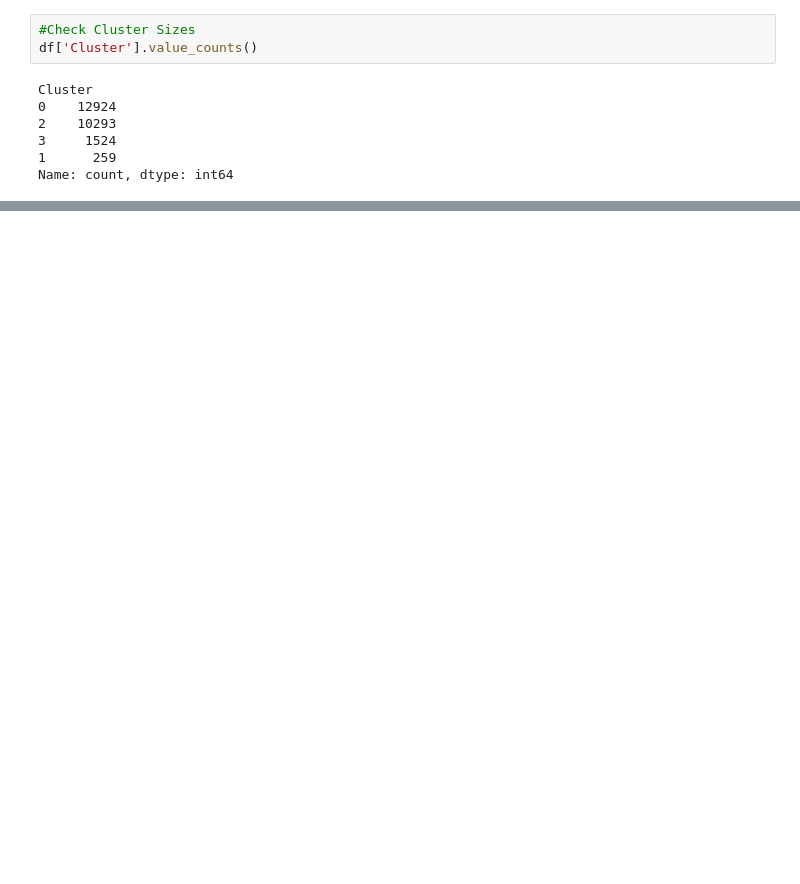
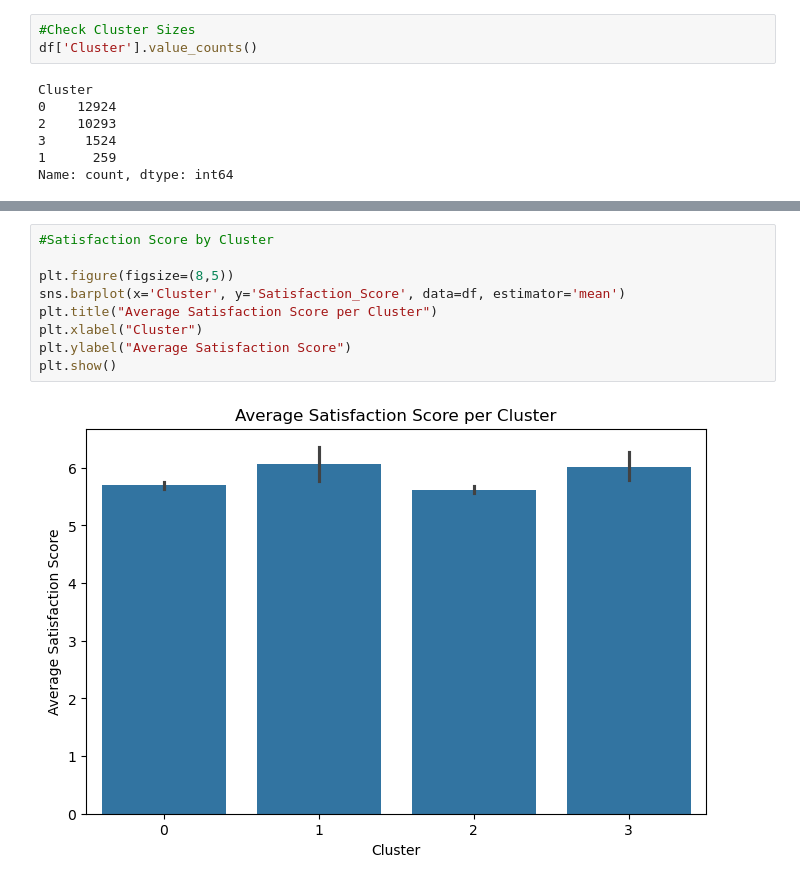
Before and after one commit to edsa24/HM-Week-3, a Jupyter notebook: Homework Project Clustering and Segmentation/Finmark_Clustering_Segmentation.ipynb, the cells around one changed output, grey strips where cells are left out. Drawn from its saved outputs; the diff is of its cells as text; blank space fills up the shorter version.

```diff
--- a/Homework Project Clustering and Segmentation/Finmark_Clustering_Segmentation.ipynb
+++ b/Homework Project Clustering and Segmentation/Finmark_Clustering_Segmentation.ipynb
@@ -128,0 +193,11 @@ cluster_summary
+# %%
+#Satisfaction Score by Cluster
+
+plt.figure(figsize=(8,5))
+sns.barplot(x='Cluster', y='Satisfaction_Score', data=df, estimator='mean')
+plt.title("Average Satisfaction Score per Cluster")
+plt.xlabel("Cluster")
+plt.ylabel("Average Satisfaction Score")
+plt.show()
+# %% [output]
+[figure, added]
```
Also changed, not shown: parts of 7 cells of this notebook.
